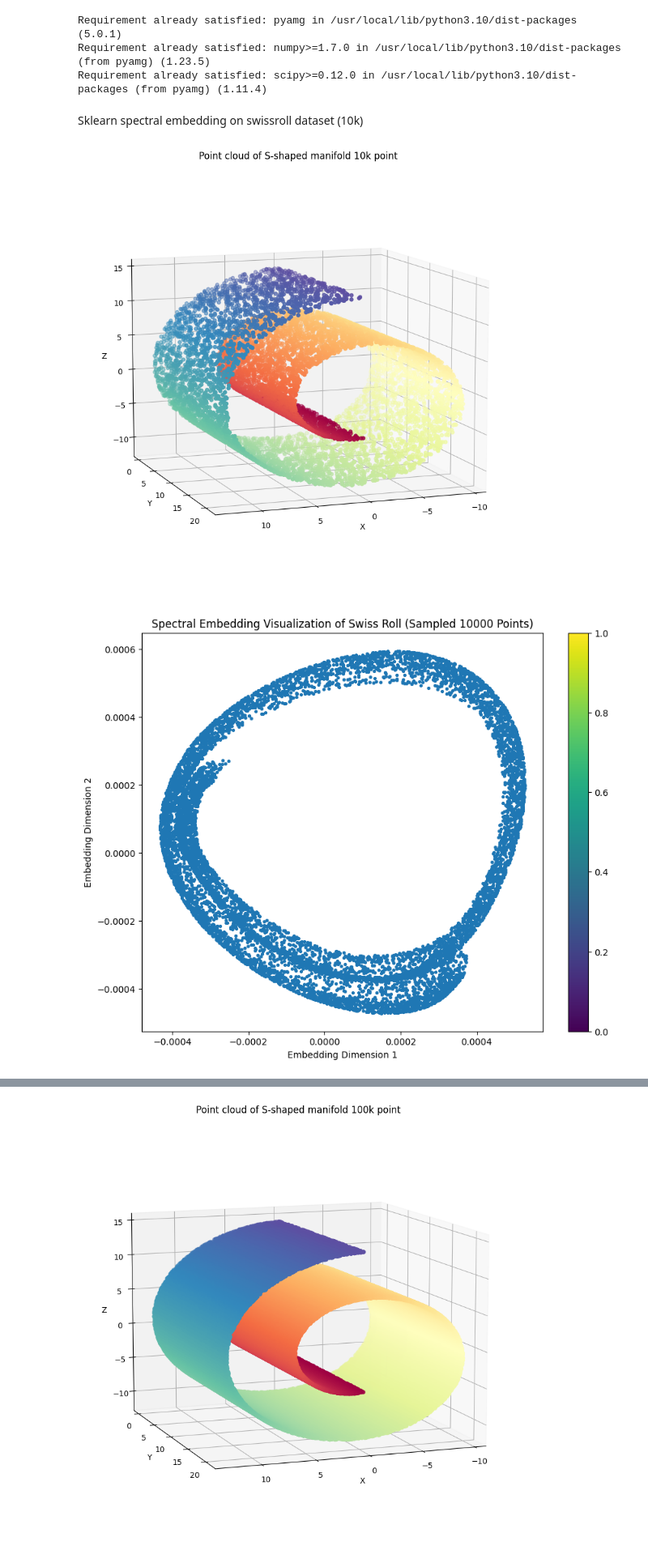
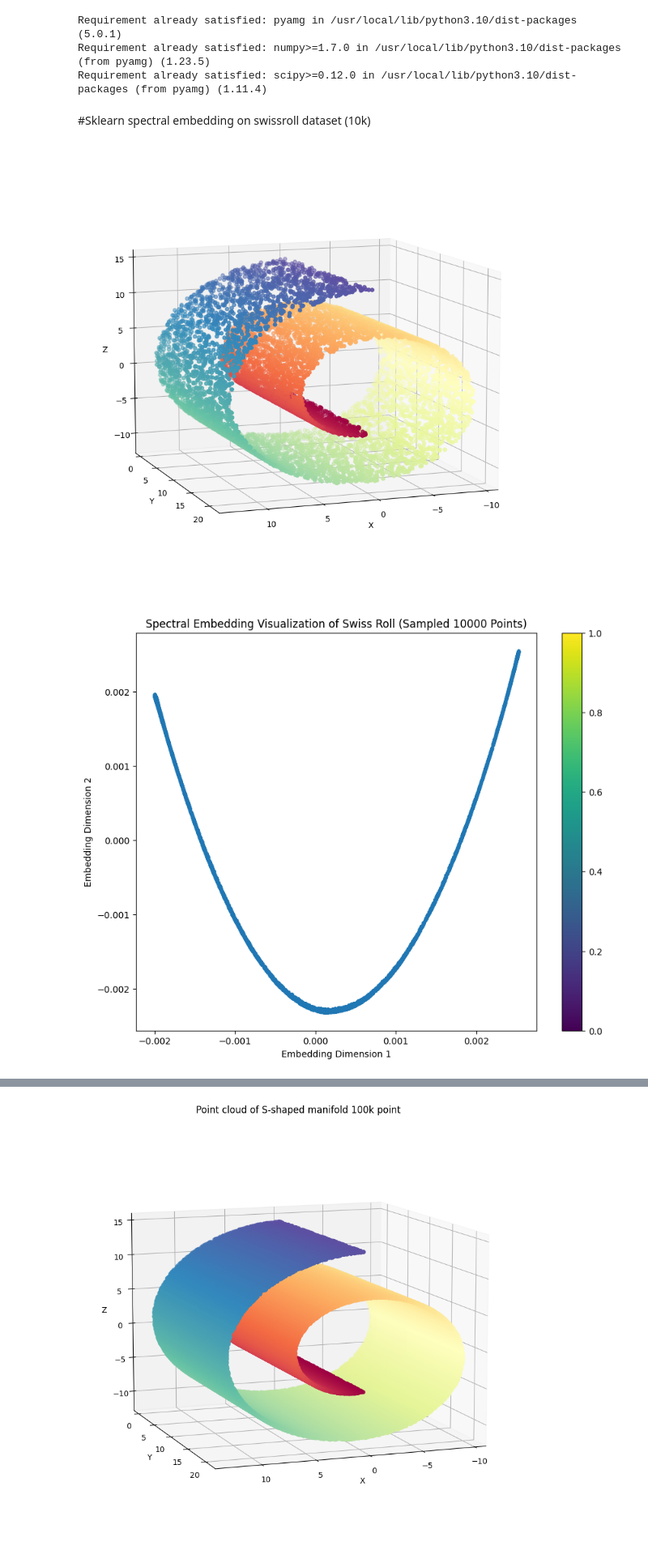
Before and after one commit to mymermer/MLCMS, a Jupyter notebook: Project/sklearn.ipynb, the cells around one changed output, grey strips where cells are left out. Shown at 81% size. Saved outputs shown, nothing was run; the diff lists cells and outputs as text; code cells hidden in the pictures.

Commit message:
sklearn update

```diff
--- a/Project/sklearn.ipynb
+++ b/Project/sklearn.ipynb
@@ -16,9 +16,7 @@ Requirement already satisfied: pyamg in /usr/local/lib/python3.10/dist-packages
 Requirement already satisfied: numpy>=1.7.0 in /usr/local/lib/python3.10/dist-packages (from pyamg) (1.23.5)
 Requirement already satisfied: scipy>=0.12.0 in /usr/local/lib/python3.10/dist-packages (from pyamg) (1.11.4)
 # %% [markdown]
-
-
-Sklearn spectral embedding on swissroll dataset (10k)
+#Sklearn spectral embedding on swissroll dataset (10k)
 # %%
 # Parameters
 n_samples = 100000  # Number of samples in the Swiss roll dataset
@@ -41,27 +39,25 @@ ax.scatter(sampled_data[:, 0], sampled_data[:, 1], sampled_data[:, 2], c=sampled
 ax.set_xlabel("X")
 ax.set_ylabel("Y")
 ax.set_zlabel("Z")
-ax.set_title("Point cloud of S-shaped manifold 10k point")
 ax.view_init(10, 70)
-
 plt.show()
 # %% [output]
-[figure, old version]
+[figure, new version]
+# %%
+n_neighbors = 40
+embedding = SpectralEmbedding(n_components=2, affinity='nearest_neighbors', n_neighbors=n_neighbors, random_state=3,eigen_solver=eigen_solver)
+transformed_data = embedding.fit_transform(sampled_data)
 # %%
-# Create a Spectral Embedding object and fit-transform the sampled data
-embedding = SpectralEmbedding(n_components=n_components, eigen_solver=eigen_solver)
-transformed_data = embedding.fit_transform(sampled_data)
-
 # Create a scatter plot
 plt.figure(figsize=(10, 8))
 plt.scatter(transformed_data[:, 0], transformed_data[:, 1], cmap=plt.cm.Spectral, marker='.', s=30)
 plt.title(f"Spectral Embedding Visualization of Swiss Roll (Sampled {sample_size} Points)")
 plt.xlabel("Embedding Dimension 1")
 plt.ylabel("Embedding Dimension 2")
 plt.colorbar()
 plt.show()
 # %% [output]
-[figure, old version]
+[figure, new version]
 # %%
 # Calculate the point density
 xy = np.vstack([transformed_data[:, 0], transformed_data[:, 1]])
```
Also changed, not shown: parts of 13 cells of this notebook.
